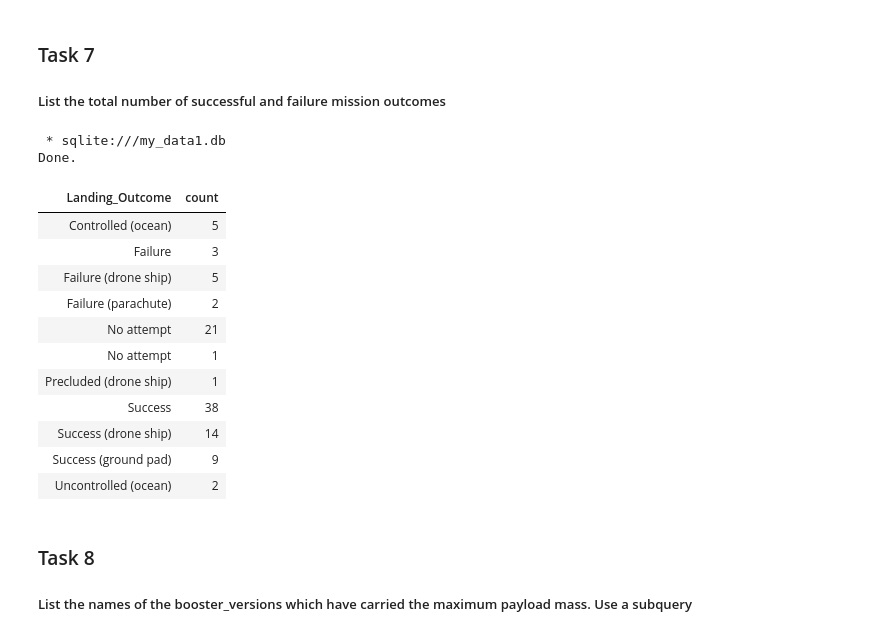
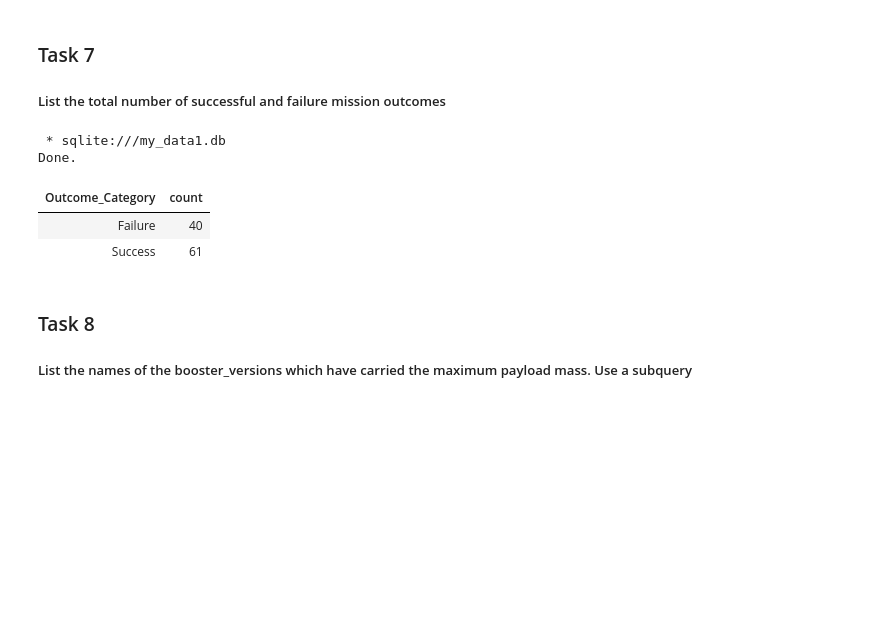
Before and after one commit to lumulli124/IBM-Data-Science, a Jupyter notebook: jupyter-labs-eda-sql-coursera_sqllite.ipynb, the cells around one changed output. Drawn from its saved outputs; the diff is of its cells as text; code cells hidden in the pictures; blank space fills up the shorter version.

```diff
--- a/jupyter-labs-eda-sql-coursera_sqllite.ipynb
+++ b/jupyter-labs-eda-sql-coursera_sqllite.ipynb
@@ -255,24 +255,20 @@ Done.
 ##### List the total number of successful and failure mission outcomes
 # %%
 %%sql
-SELECT DISTINCT Landing_Outcome, COUNT(Landing_Outcome) AS 'count'
+SELECT
+    CASE
+        WHEN Landing_Outcome LIKE '%Success%' THEN 'Success'
+        ELSE 'Failure'
+    END AS Outcome_Category,
+    COUNT(*) AS count
 FROM SPACEXTBL
-GROUP BY Landing_Outcome
+GROUP BY Outcome_Category;
 # %% [output]
  * sqlite:///my_data1.db
 Done.
-| Landing_Outcome | count |
-| Controlled (ocean) | 5 |
-| Failure | 3 |
-| Failure (drone ship) | 5 |
-| Failure (parachute) | 2 |
-| No attempt | 21 |
-| No attempt | 1 |
-| Precluded (drone ship) | 1 |
-| Success | 38 |
-| Success (drone ship) | 14 |
-| Success (ground pad) | 9 |
-| Uncontrolled (ocean) | 2 |
+| Outcome_Category | count |
+| Failure | 40 |
+| Success | 61 |
 # %% [markdown]
 ### Task 8
 
```
